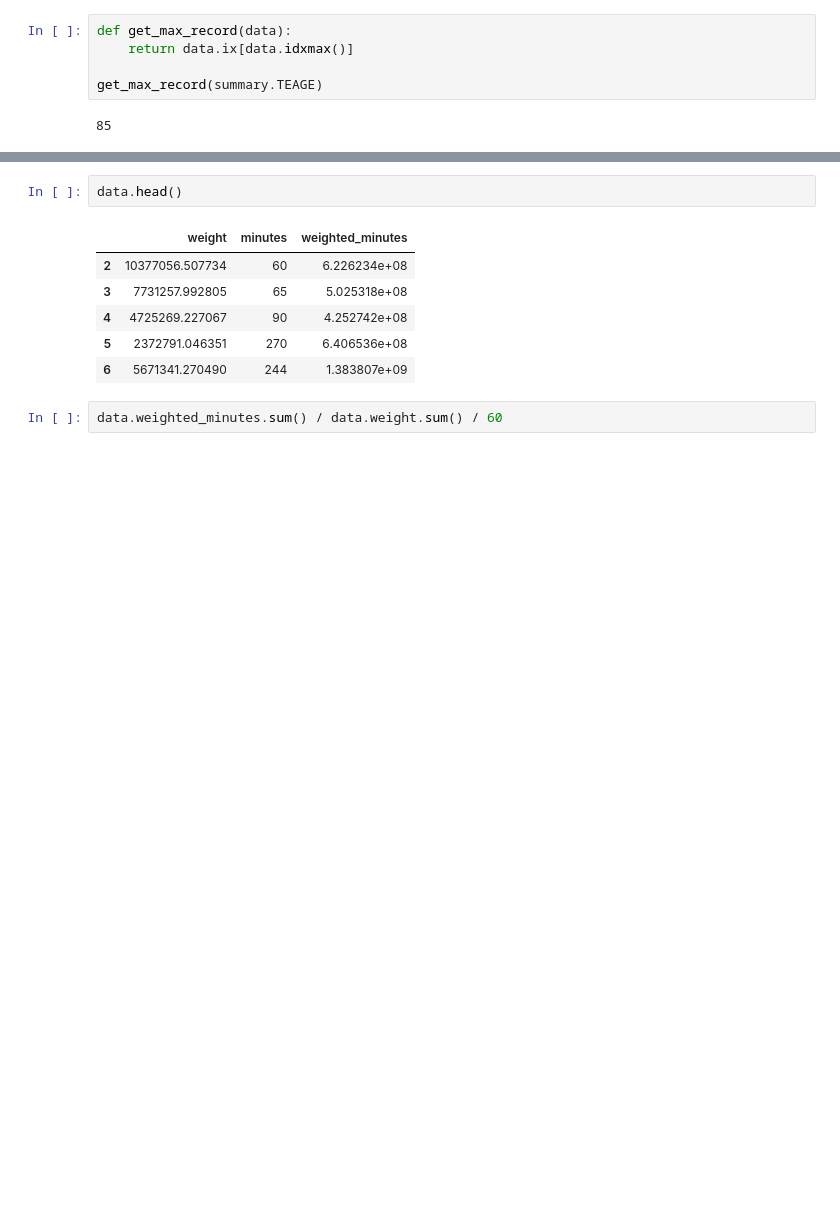
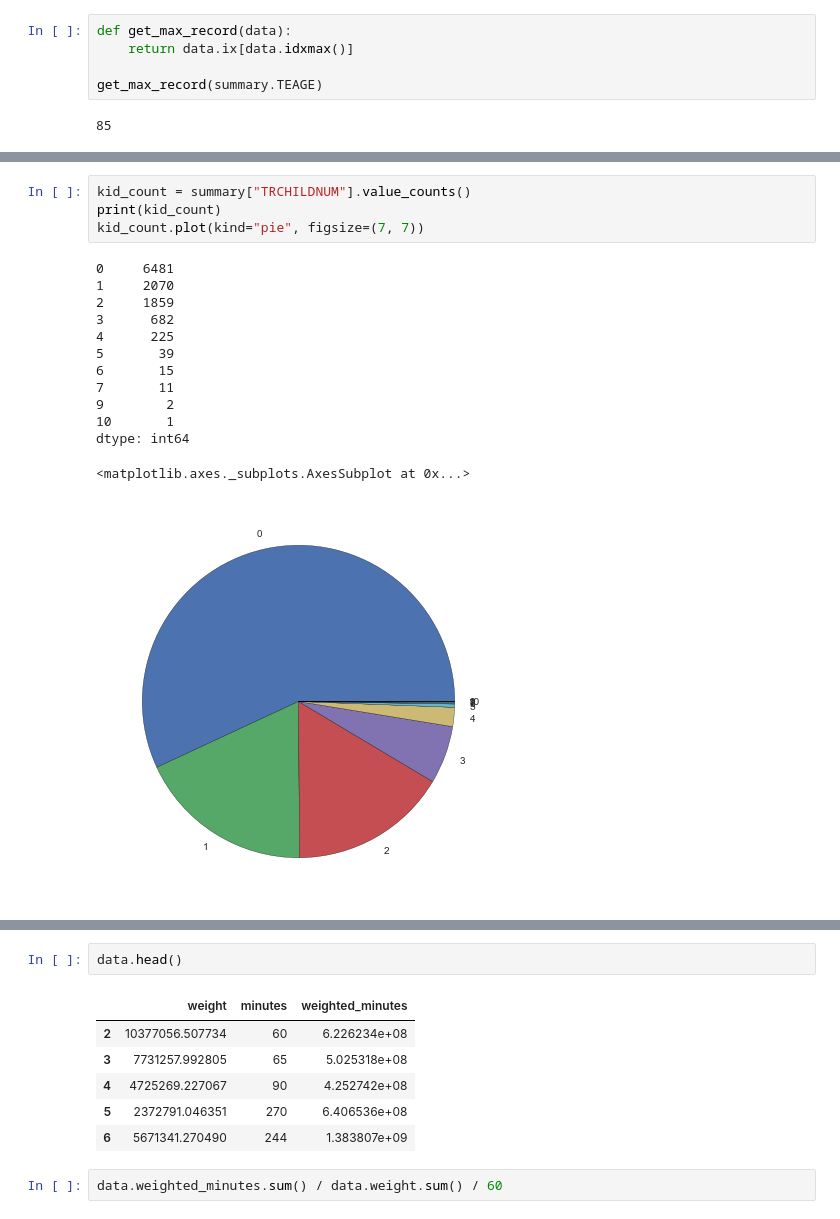
Before and after one commit to tiyd-python-2015-01/atus-analysis, a Jupyter notebook: ATUS_Data.ipynb, the cells around one changed output, grey strips where cells are left out. Cells and saved outputs as stored; diff of their text form; blank space fills up the shorter version.

```diff
--- a/ATUS_Data.ipynb
+++ b/ATUS_Data.ipynb
@@ -86 +148,19 @@ print(summary.TRCHILDNUM.idxmax())
+# %%
+kid_count = summary["TRCHILDNUM"].value_counts()
+print(kid_count)
+kid_count.plot(kind="pie", figsize=(7, 7))
+# %% [output]
+0     6481
+1     2070
+2     1859
+3      682
+4      225
+5       39
+6       15
+7       11
+9        2
+10       1
+dtype: int64
+<matplotlib.axes._subplots.AxesSubplot at 0x...>
+[figure, added]
 # %%
```
Also changed, not shown: parts of 48 cells of this notebook.
